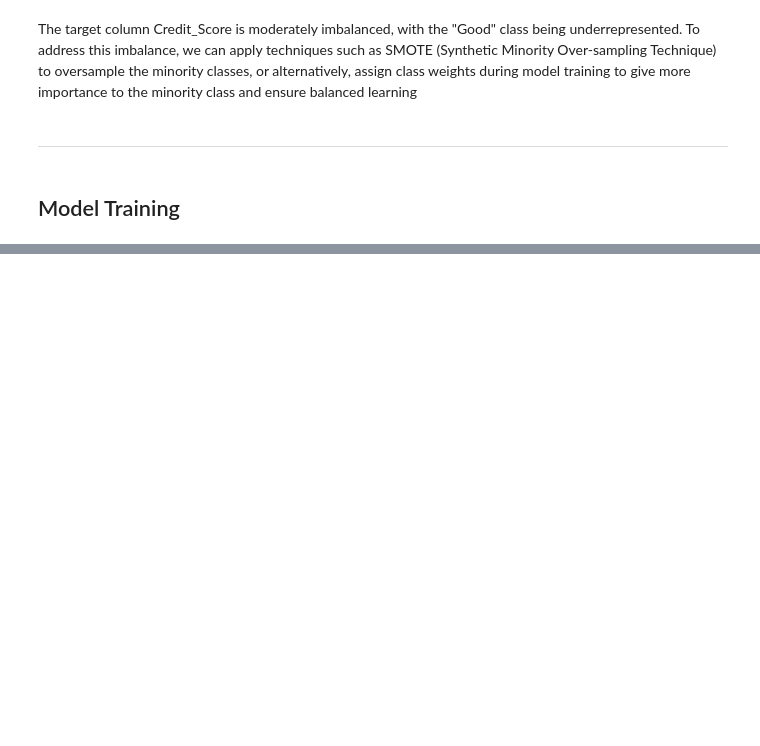
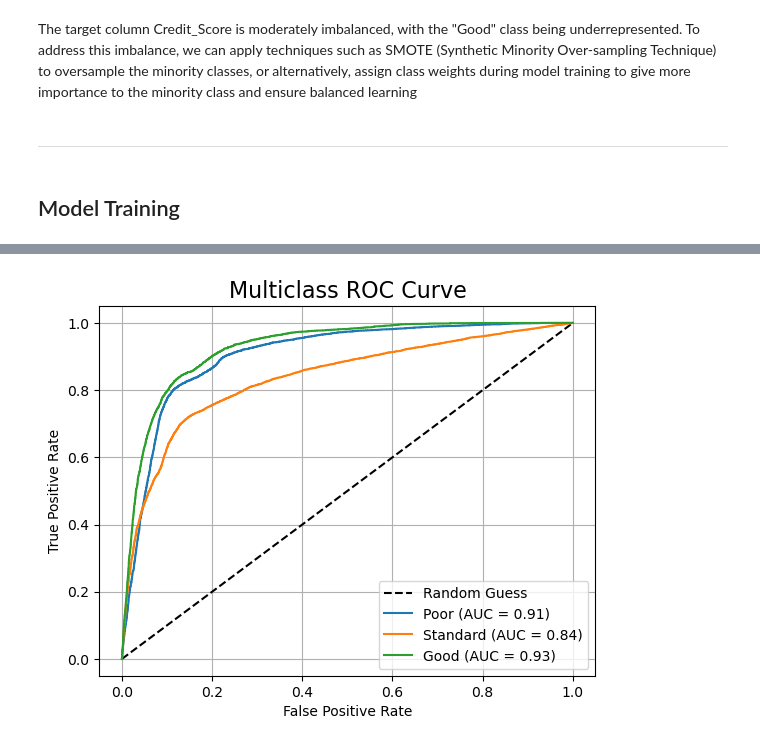
Before and after one commit to danisharain12/Credit-Score-Classification, a Jupyter notebook: Credit Score Classification.ipynb, the cells around one changed output, grey strips where cells are left out. Cells and saved outputs as stored; diff of their text form; code cells hidden in the pictures; blank space fills up the shorter version.

Commit message:
Working on Model Tuning

```diff
--- a/Credit Score Classification.ipynb
+++ b/Credit Score Classification.ipynb
@@ -1246,0 +1326,89 @@ feat_imp
+# %%
+# Import libraries
+import numpy as np
+import matplotlib.pyplot as plt
+
+from sklearn.model_selection import train_test_split, cross_val_score, GridSearchCV
+from sklearn.metrics import confusion_matrix, classification_report, roc_curve, auc
+from sklearn.preprocessing import label_binarize
+from sklearn.ensemble import RandomForestClassifier
+
+from imblearn.pipeline import Pipeline
+from imblearn.over_sampling import SMOTE
+
+# Split the data
+X = df[['Outstanding_Debt', 'Interest_Rate_%', 'Credit_Mix',
+        'Delay_from_due_date', 'Changed_Credit_Limit_%',
+        'Monthly_Balance', 'Amount_invested_monthly',
+        'Credit_Utilization_Ratio', 'Num_Credit_Inquiries',
+        'Num_of_Delayed_Payment', 'Total_EMI_per_month',
+        'Num_Credit_Card', 'Annual_Income',
+        'Monthly_Inhand_Salary']]
+y = df['Credit_Score']
+
+X = X.astype(float)
+
+# Split into training and testing sets
+X_train, X_test, y_train, y_test = train_test_split(
+    X, y, test_size=0.2, random_state=42, stratify=y
+)
+
+# Define pipeline with SMOTE + RandomForest
+pipe = Pipeline([
+    ('smote', SMOTE(random_state=42,k_neighbors=7, sampling_strategy='auto')),
+    ('clf', RandomForestClassifier(
+        n_estimators=450,
+        max_depth=40,
+        min_samples_leaf=2,
+        min_samples_split=9,
+        max_leaf_nodes=1000,
+        max_features='sqrt',
+        bootstrap=True,
+        class_weight='balanced',
+        random_state=42,
+        n_jobs=-1
+    ))
+])
+
+# Train pipeline
+pipe.fit(X_train, y_train)
+
+# Make predictions
+train_pred = pipe.predict(X_train)
+test_pred = pipe.predict(X_test)
+test_pred_proba = pipe.predict_proba(X_test)
+
+# Report
+print("Train Accuracy: {:.4f}".format((train_pred == y_train).mean()) )
+print("Test Accuracy: {:.4f}".format((test_pred == y_test).mean()) )
+
+print("\nConfusion Matrix (Test Set):")
+print(confusion_matrix(y_test, test_pred))
+
+print("\nClassification Report (Test Set):")
+print(classification_report(y_test, test_pred, target_names=['Poor', 'Standard', 'Good']))
+
+# Plot ROC curve
+classes = [0, 1, 2]
+y_test_bin = label_binarize(y_test, classes=classes)
+
+fpr = {}
+tpr = {}
+roc_auc = {}
+for i, class_name in enumerate(['Poor', 'Standard', 'Good']):
+    fpr[i], tpr[i], _ = roc_curve(y_test_bin[:, i], test_pred_proba[:, i])
+    roc_auc[i] = auc(fpr[i], tpr[i])
+
+# Plot all together
+plt.plot([0, 1], [0, 1], 'k--', label='Random Guess')
+for i, class_name in enumerate(['Poor', 'Standard', 'Good']):
+    if not np.isnan(roc_auc[i]):
+        plt.plot(fpr[i], tpr[i], label=f'{class_name} (AUC = {roc_auc[i]:.2f})')
+
+plt.title('Multiclass ROC Curve', fontsize=16)
+plt.xlabel('False Positive Rate')
+plt.ylabel('True Positive Rate')
+plt.legend(loc='lower right')
+plt.grid()
+plt.show()
+# %% [output]
@@ -1246,0 +1433 @@ feat_imp
+[figure, added]
```
Also changed, not shown: parts of 14 cells of this notebook.
